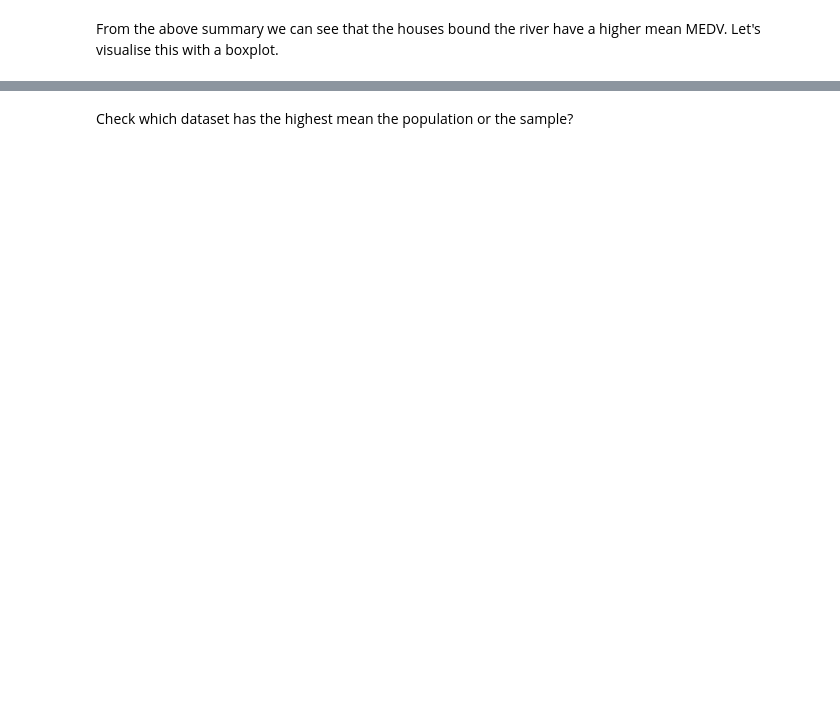
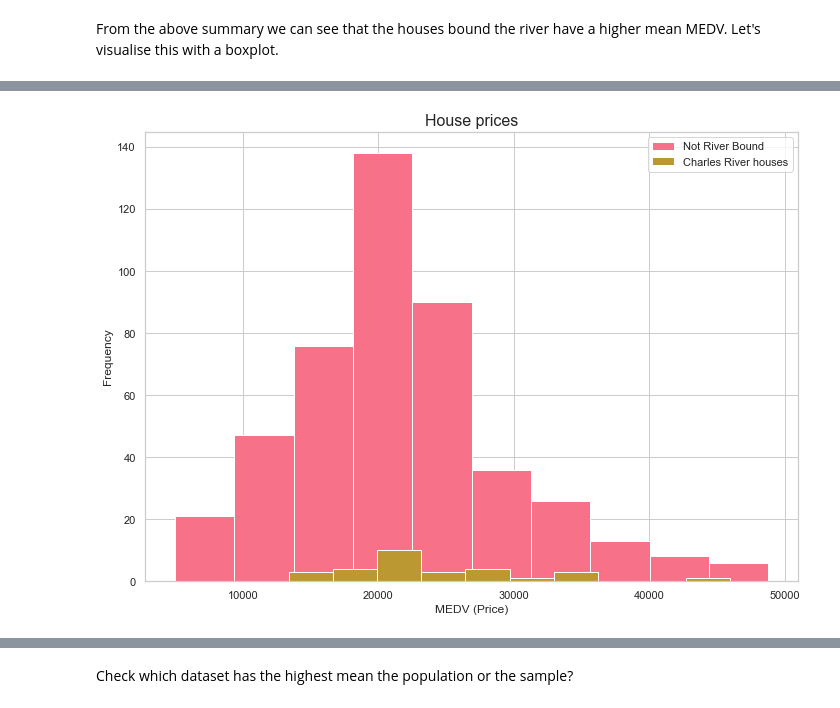
Before and after one commit to RitRa/MachineLearning-project, a Jupyter notebook: Machine Learning and Statistics Project 2019.ipynb, the cells around one changed output, grey strips where cells are left out. Drawn from its saved outputs; the diff is of its cells as text; code cells hidden in the pictures; blank space fills up the shorter version.

```diff
--- a/Machine Learning and Statistics Project 2019.ipynb
+++ b/Machine Learning and Statistics Project 2019.ipynb
@@ -226,14 +318,28 @@ riverhouse_df = boston[boston['CHAS']==1.0]
 other_df = boston[boston['CHAS']==0.0]
 # %%
 import matplotlib.pyplot as plt
+3
+title="House prices"
+
+# increasing font size
+plt.title(title, fontsize=16)
+
 plt.hist(other_df['MEDV'], label='Not River Bound')
 plt.hist(riverhouse_df['MEDV'], label='Charles River houses')
+
+# Set x-axis label
+plt.xlabel('MEDV (Price)')
+# Set y-axis label
+plt.ylabel('Frequency')
+
 
 plt.legend()
 
 plt.savefig('plots/hist.png')
 
 plt.show()
+# %% [output]
+[figure, added]
 # %%
 #add info about the One way Anova
 # %%
```
Also changed, not shown: parts of 36 cells of this notebook, 25 other files.
